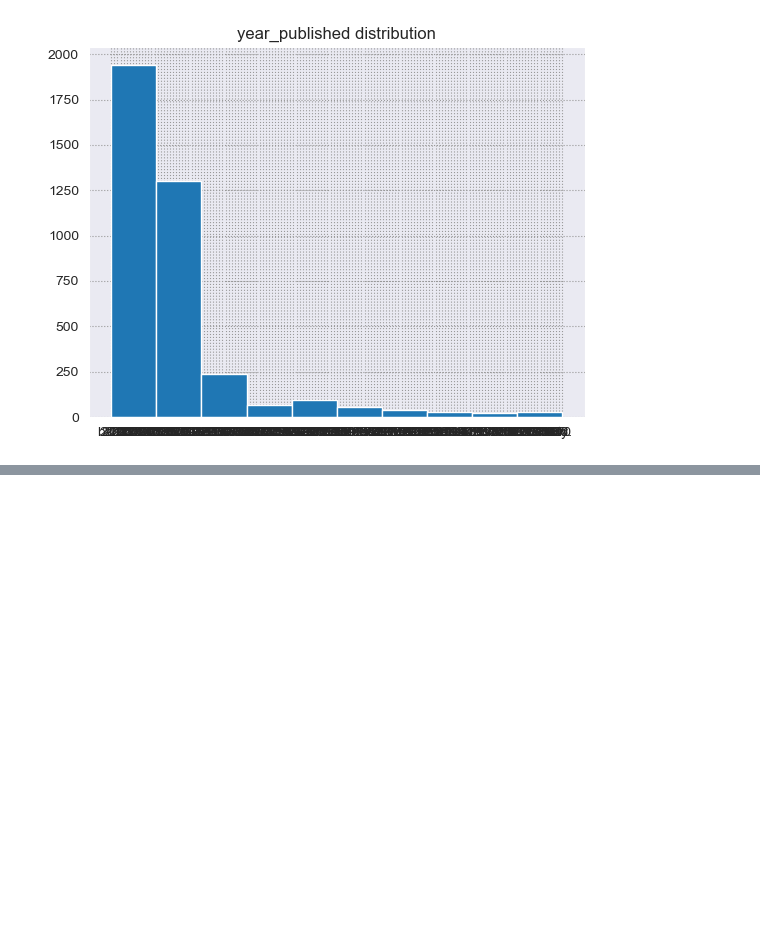
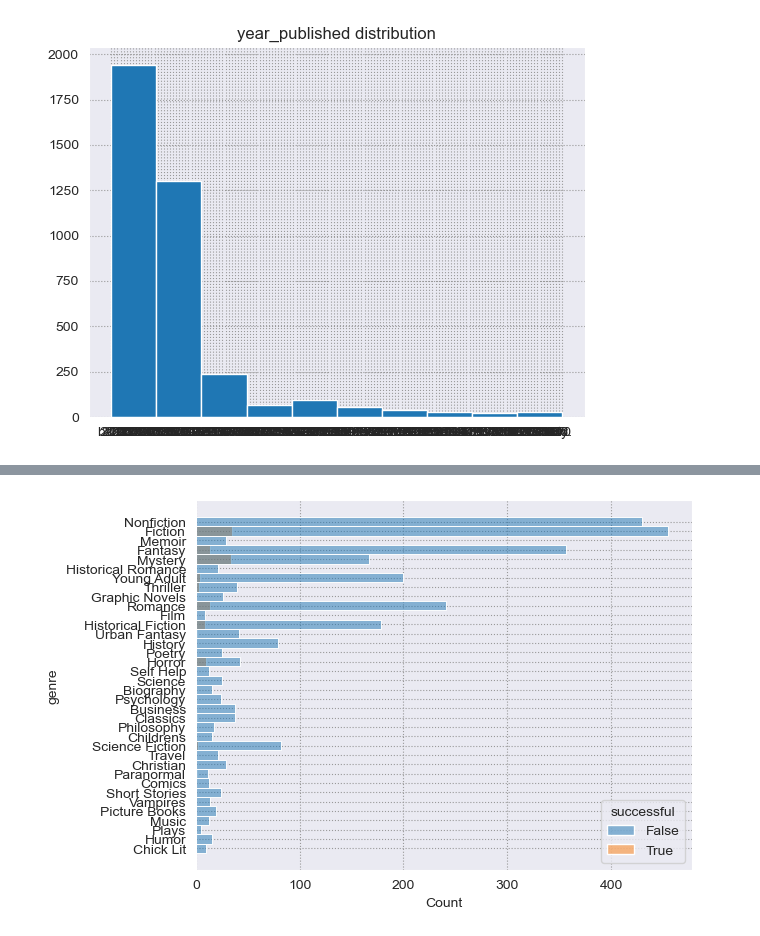
Before and after one commit to Booookkkkkssss/books_main, a Jupyter notebook: shawns_work/prep_and_explore_workbook.ipynb, the cells around one changed output, grey strips where cells are left out. Drawn from its saved outputs; the diff is of its cells as text; code cells hidden in the pictures; blank space fills up the shorter version.

```diff
--- a/shawns_work/prep_and_explore_workbook.ipynb
+++ b/shawns_work/prep_and_explore_workbook.ipynb
@@ -495,0 +474,6 @@ plt.show()
+# %%
+sns.histplot(data=train, y='genre', hue='successful')
+#plt.xticks(rotation = 80)
+plt.show()
+# %% [output]
+[figure, added]
```
Also changed, not shown: parts of 20 cells of this notebook, 1 other file.
